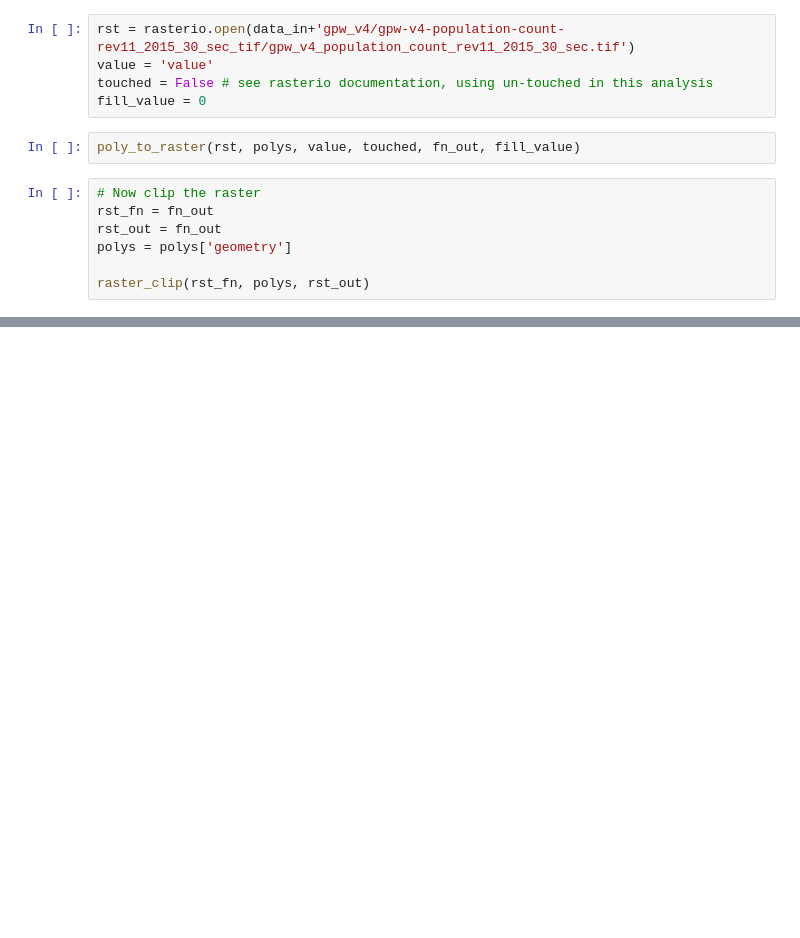
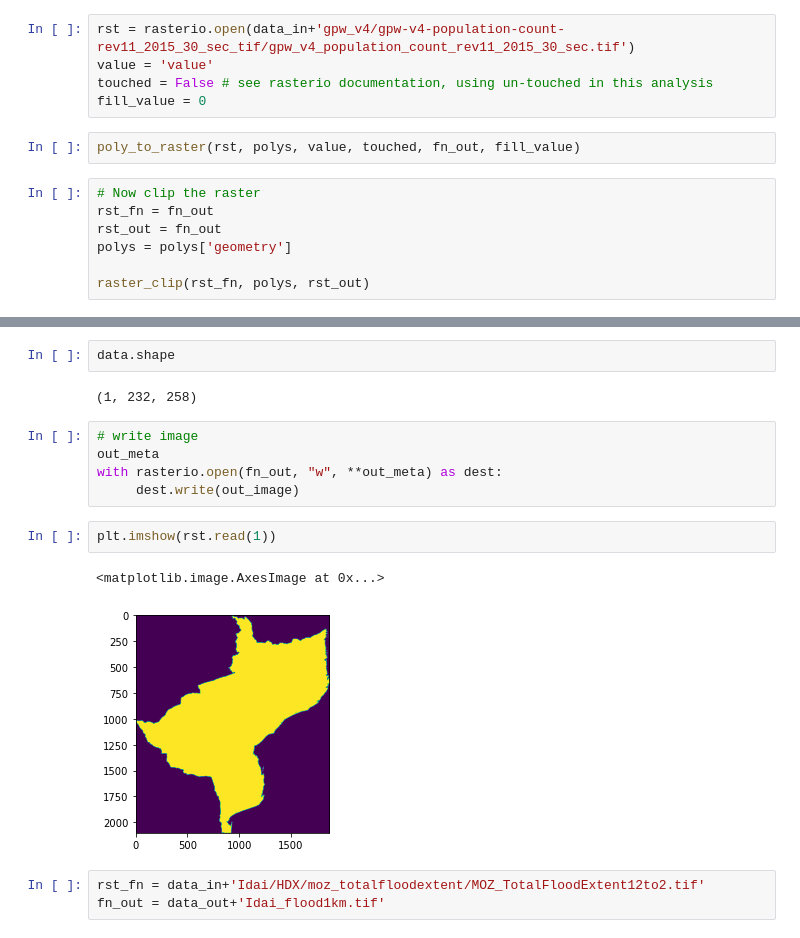
Before and after one commit to cascadet/PopGridCompare-ms, a Jupyter notebook: notebooks/cpt_polyPrep.ipynb, the cells around one changed output, grey strips where cells are left out. Drawn from its saved outputs; the diff is of its cells as text; blank space fills up the shorter version.

Commit message:
winds done, floods almost done

```diff
--- a/notebooks/cpt_polyPrep.ipynb
+++ b/notebooks/cpt_polyPrep.ipynb
@@ -171,0 +266,17 @@ raster_clip(rst_fn, polys, rst_out)
+# %%
+data.shape
+# %% [output]
+(1, 232, 258)
+# %%
+# write image
+out_meta
+with rasterio.open(fn_out, "w", **out_meta) as dest:
+     dest.write(out_image)
+# %%
+plt.imshow(rst.read(1))
+# %% [output]
+<matplotlib.image.AxesImage at 0x...>
+[figure, added]
+# %%
+rst_fn = data_in+'Idai/HDX/moz_totalfloodextent/MOZ_TotalFloodExtent12to2.tif'
+fn_out = data_out+'Idai_flood1km.tif'
```
Also changed, not shown: parts of 19 cells of this notebook, 2 other files.
